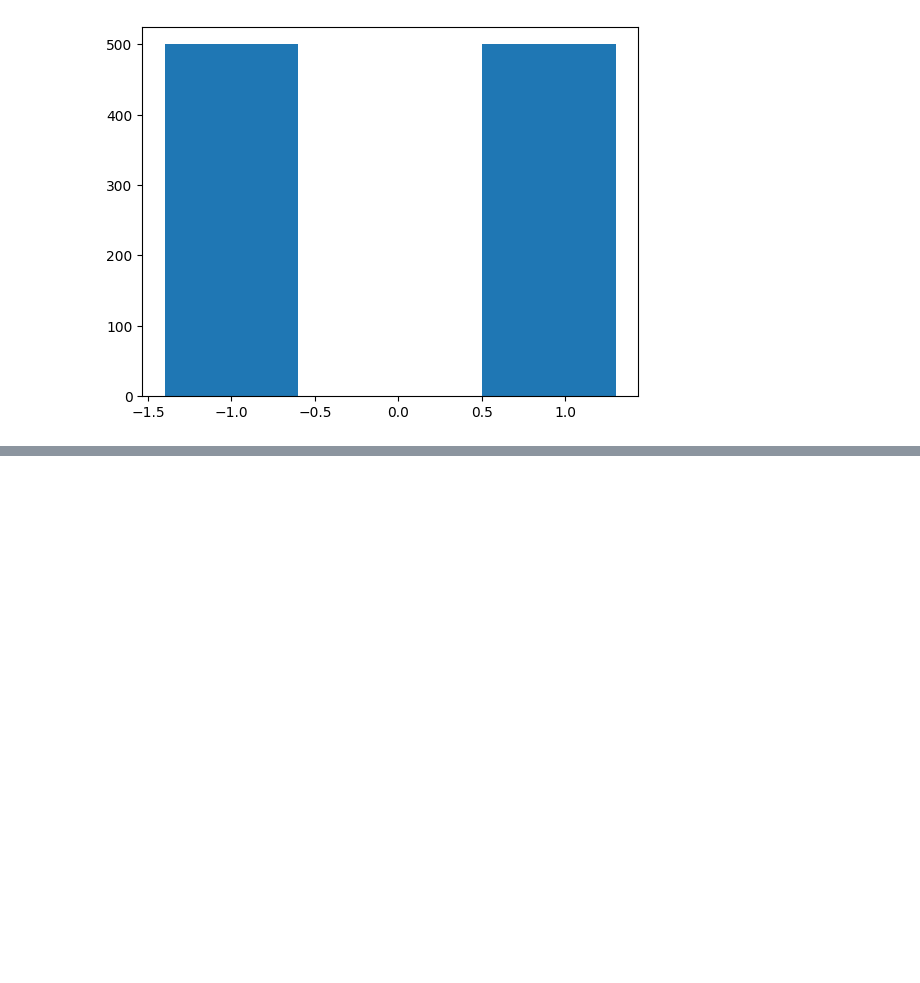
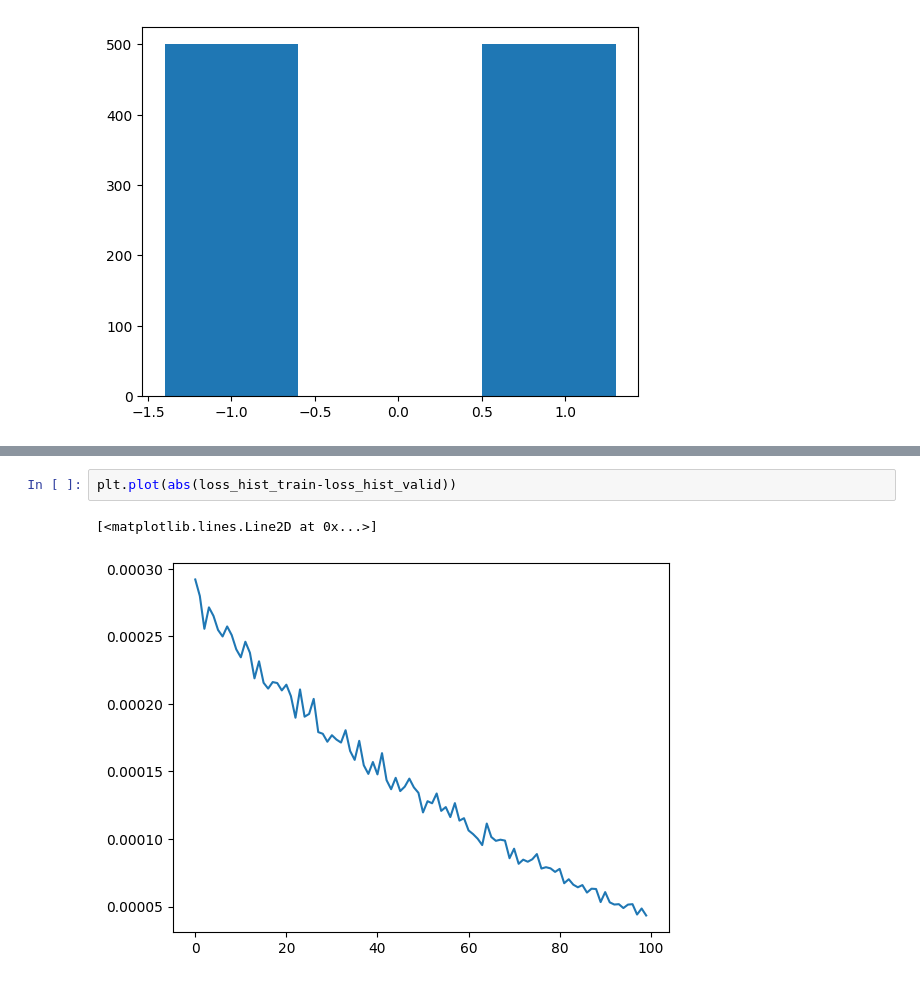
Before and after one commit to W-physics/Tesis, a Jupyter notebook: Image_generation.ipynb, the cells around one changed output, grey strips where cells are left out. Drawn from its saved outputs; the diff is of its cells as text; blank space fills up the shorter version.

```diff
--- a/Image_generation.ipynb
+++ b/Image_generation.ipynb
@@ -39,0 +150,5 @@ ax.bar(bins_[:-1], hist)
+# %%
+plt.plot(abs(loss_hist_train-loss_hist_valid))
+# %% [output]
+[<matplotlib.lines.Line2D at 0x...>]
+[figure, added]
```
Also changed, not shown: parts of 11 cells of this notebook.
